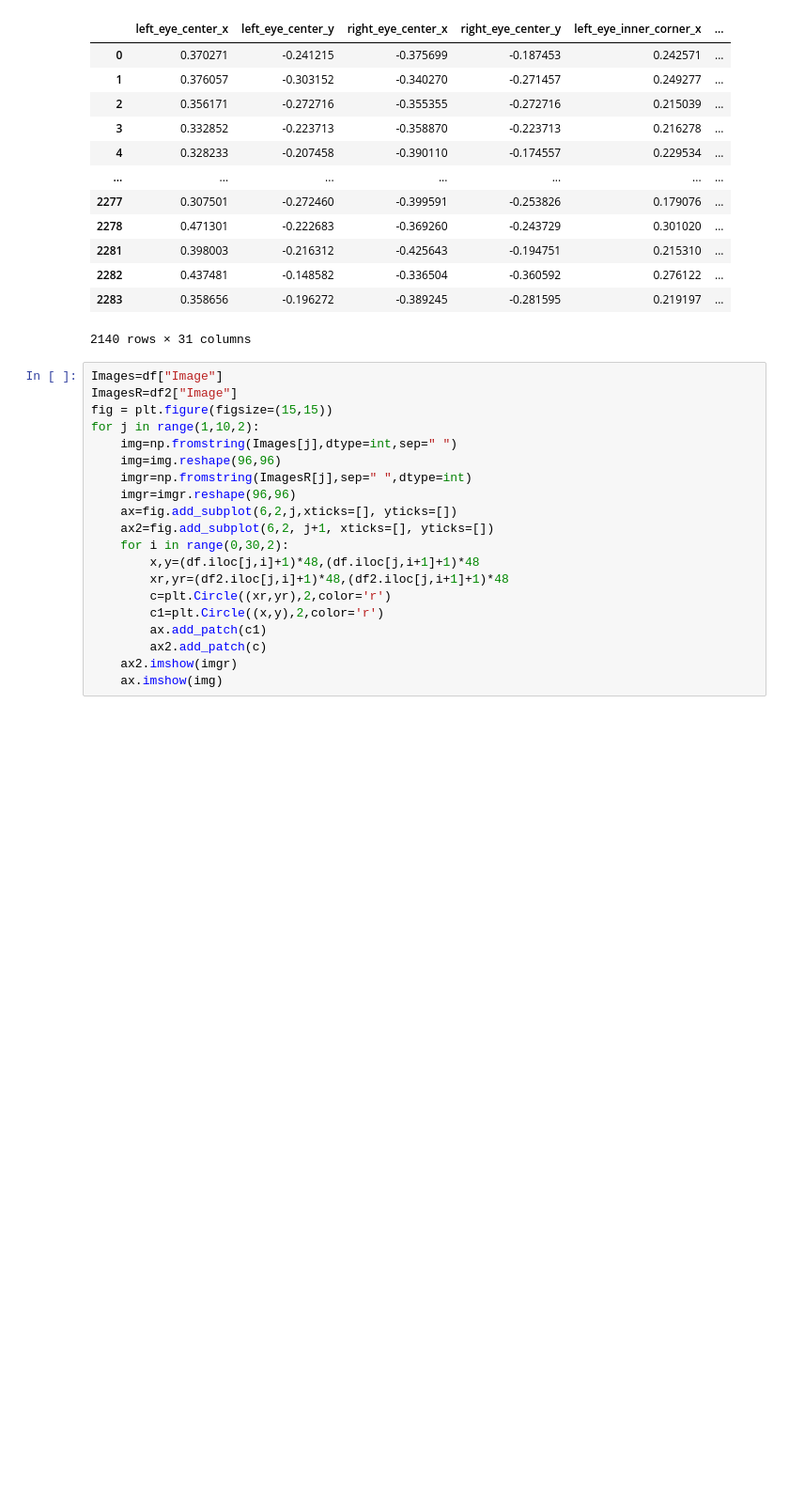
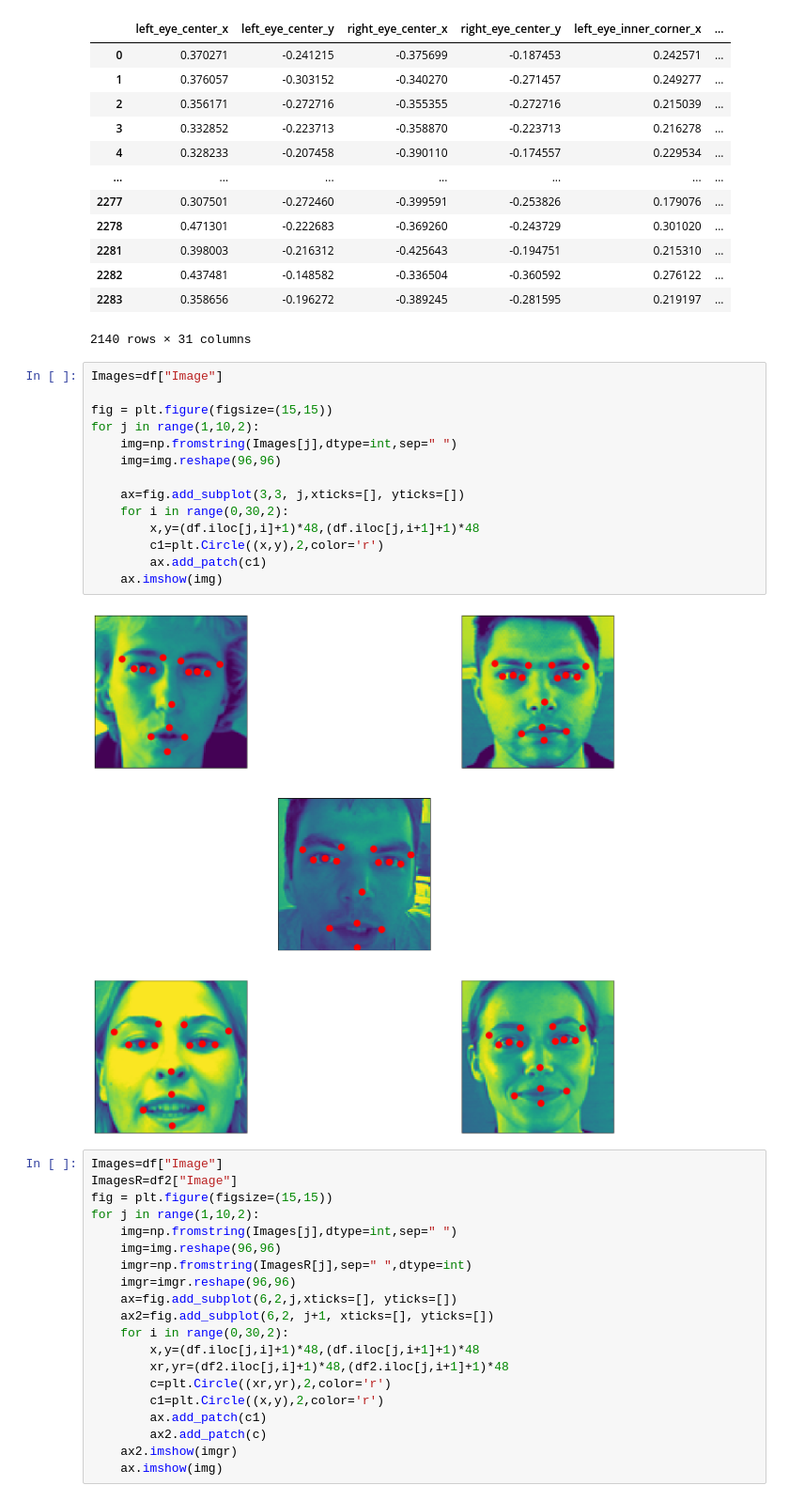
Before and after one commit to PioRow/WTUM_2024_zespol_4, a Jupyter notebook: DataAnalisys.ipynb, the cells around one changed output. Shown at 94% size. Saved outputs shown, nothing was run; the diff lists cells and outputs as text; blank space fills up the shorter version.

```diff
--- a/DataAnalisys.ipynb
+++ b/DataAnalisys.ipynb
@@ -112,6 +129,22 @@ df2
 | 2282 | 0.437481 | -0.148582 | -0.336504 | -0.360592 | 0.276122 | ... |
 | 2283 | 0.358656 | -0.196272 | -0.389245 | -0.281595 | 0.219197 | ... |
 2140 rows × 31 columns
+# %%
+Images=df["Image"]
+
+fig = plt.figure(figsize=(15,15))
+for j in range(1,10,2):
+    img=np.fromstring(Images[j],dtype=int,sep=" ")
+    img=img.reshape(96,96)
+
+    ax=fig.add_subplot(3,3, j,xticks=[], yticks=[])
+    for i in range(0,30,2):
+        x,y=(df.iloc[j,i]+1)*48,(df.iloc[j,i+1]+1)*48
+        c1=plt.Circle((x,y),2,color='r')
+        ax.add_patch(c1)
+    ax.imshow(img)
+# %% [output]
+[figure, added]
 # %%
 Images=df["Image"]
 ImagesR=df2["Image"]
```
Also changed, not shown: parts of 5 cells of this notebook.
